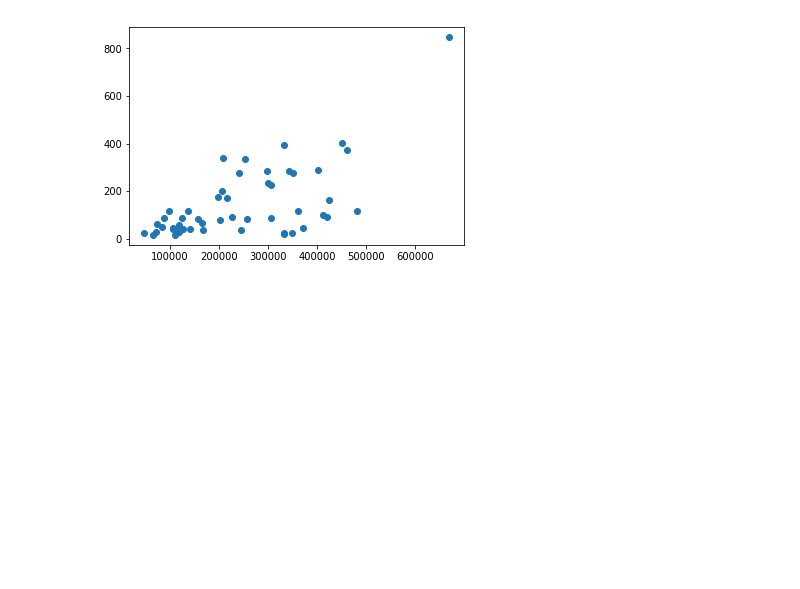
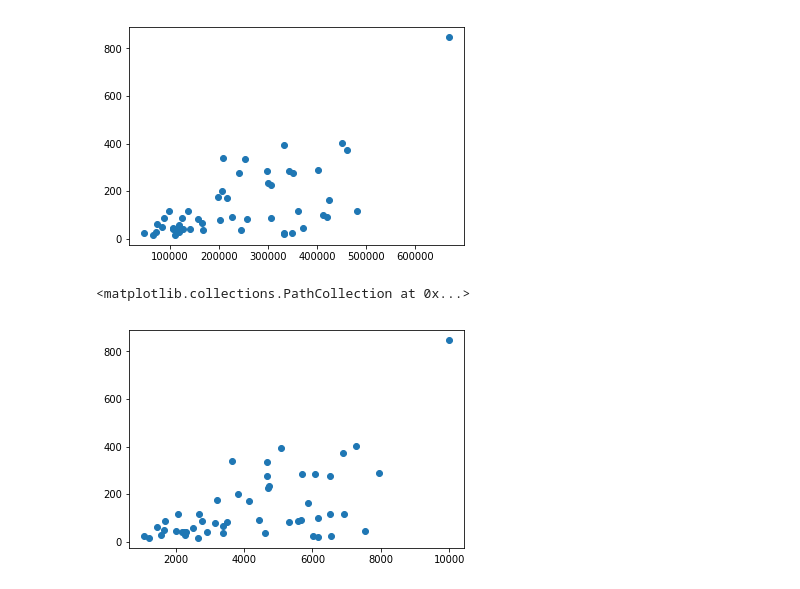
Before and after one commit to sjlapan/Economic_Predictors_of_Brewery_Success, a Jupyter notebook: Brewery_and_Tax_Data_by_State_EDA_LaPan.ipynb, the cells around one changed output. Saved outputs shown, nothing was run; the diff lists cells and outputs as text; code cells hidden in the pictures; blank space fills up the shorter version.

Commit message:
Getting set up for some Google plotting

```diff
--- a/Brewery_and_Tax_Data_by_State_EDA_LaPan.ipynb
+++ b/Brewery_and_Tax_Data_by_State_EDA_LaPan.ipynb
@@ -144,3 +150,8 @@ plt.scatter(state_summary_df["Mean Salaries and Wages"], state_summary_df["Brewe
 # %% [output]
 <matplotlib.collections.PathCollection at 0x...>
 [figure]
+# %%
+plt.scatter(state_summary_df["Mean # Returns with Salaries and Wages"], state_summary_df["Brewery Count"])
+# %% [output]
+<matplotlib.collections.PathCollection at 0x...>
+[figure, added]
```
Also changed, not shown: parts of 6 cells of this notebook, 1 other file.
